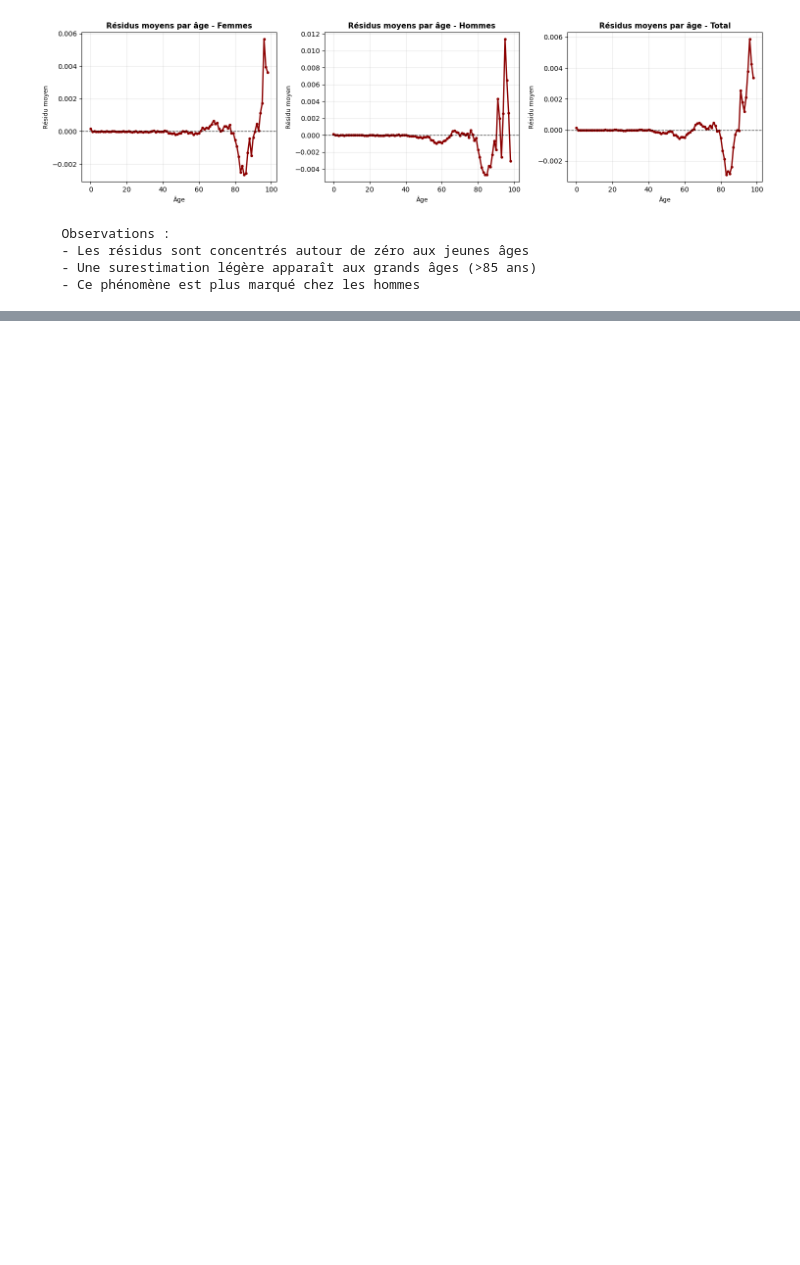
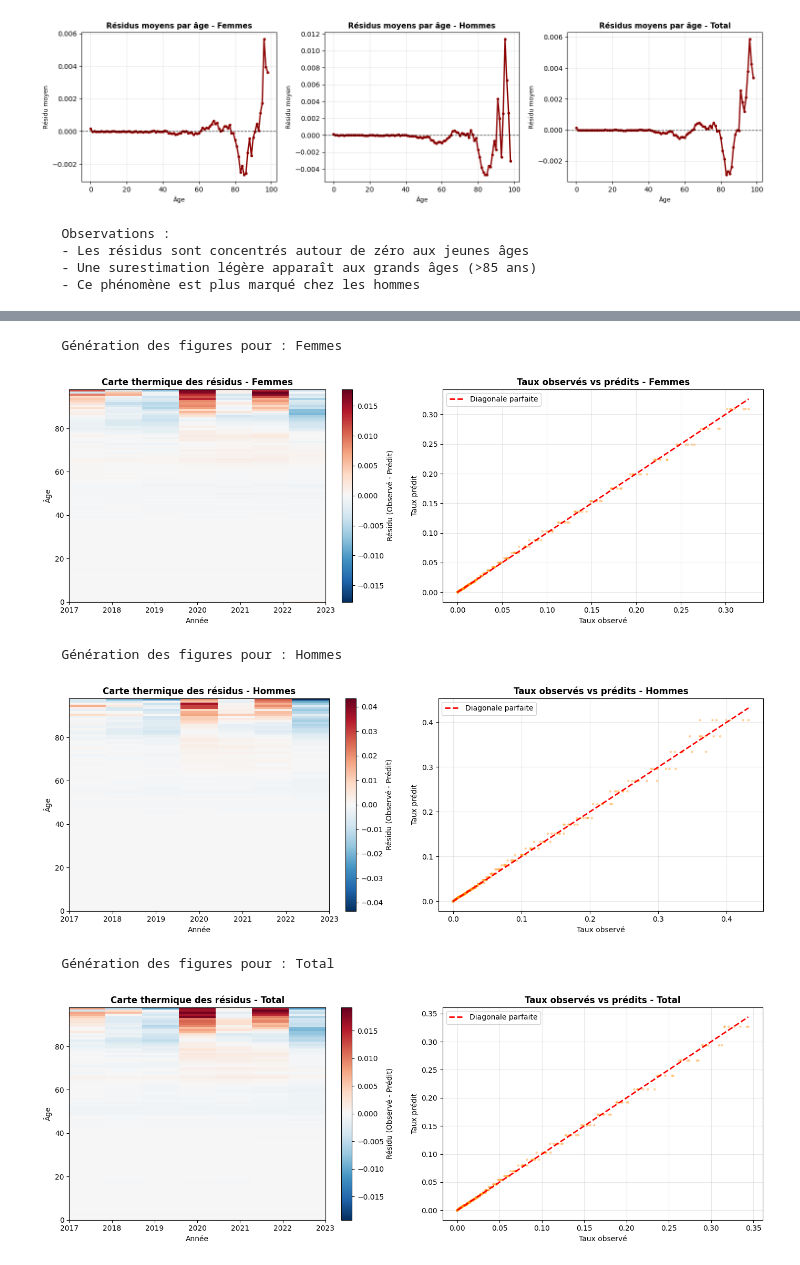
Before and after one commit to Salah10-source/Python-Project-Mortality, a Jupyter notebook: Python-Project/ML.ipynb, the cells around one changed output, grey strips where cells are left out. Drawn from its saved outputs; the diff is of its cells as text; code cells hidden in the pictures; blank space fills up the shorter version.

```diff
--- a/Python-Project/ML.ipynb
+++ b/Python-Project/ML.ipynb
@@ -496,0 +850,63 @@ print("   - Ce phénomène est plus marqué chez les hommes")
+# %%
+test_viz = test.copy()
+for name in targets.keys():
+    test_viz[f'pred_{targets[name]}'] = predictions[name]
+    test_viz[f'resid_{targets[name]}'] = test_viz[targets[name]] - test_viz[f'pred_{targets[name]}']
+
+for name, target_col in targets.items():
+    print(f"\n   Génération des figures pour : {name}")
+
+    fig, axes = plt.subplots(1, 2, figsize=(14, 5))
+
+    # --- HEATMAP DES RÉSIDUS ---
+    pivot_resid = test_viz.pivot_table(
+        index='Age', columns='Year',
+        values=f'resid_{target_col}',
+        aggfunc='mean'
+    )
+
+    vmax = np.abs(pivot_resid.values).max()
+    norm = TwoSlopeNorm(vmin=-vmax, vcenter=0, vmax=vmax)
+
+    im = axes[0].imshow(
+        pivot_resid.values,
+        aspect='auto', origin='lower',
+        extent=[pivot_resid.columns.min(), pivot_resid.columns.max(),
+                pivot_resid.index.min(), pivot_resid.index.max()],
+        cmap='RdBu_r', norm=norm, interpolation='nearest'
+    )
+
+    axes[0].set_title(f'Carte thermique des résidus - {name}',
+                      fontsize=12, fontweight='bold')
+    axes[0].set_xlabel('Année', fontsize=10)
+    axes[0].set_ylabel('Âge', fontsize=10)
+    fig.colorbar(im, ax=axes[0], label='Résidu (Observé - Prédit)')
+
+    # --- SCATTER PLOT ---
+    y_true = test_viz[target_col]
+    y_pred = test_viz[f'pred_{target_col}']
+
+    axes[1].scatter(y_true, y_pred, alpha=0.4, s=10,
+                   color='darkorange', edgecolors='none')
+
+    min_val = min(y_true.min(), y_pred.min())
+    max_val = max(y_true.max(), y_pred.max())
+    axes[1].plot([min_val, max_val], [min_val, max_val],
+                'r--', lw=2, label='Diagonale parfaite')
+
+    axes[1].set_title(f'Taux observés vs prédits - {name}',
+                      fontsize=12, fontweight='bold')
+    axes[1].set_xlabel('Taux observé', fontsize=10)
+    axes[1].set_ylabel('Taux prédit', fontsize=10)
+    axes[1].legend(loc='upper left')
+    axes[1].grid(alpha=0.3)
+
+    plt.tight_layout()
+    plt.show()
+# %% [output]
+   Génération des figures pour : Femmes
+[figure, added]
+   Génération des figures pour : Hommes
+[figure, added]
+   Génération des figures pour : Total
+[figure, added]
```
Also changed, not shown: parts of 25 cells of this notebook.
